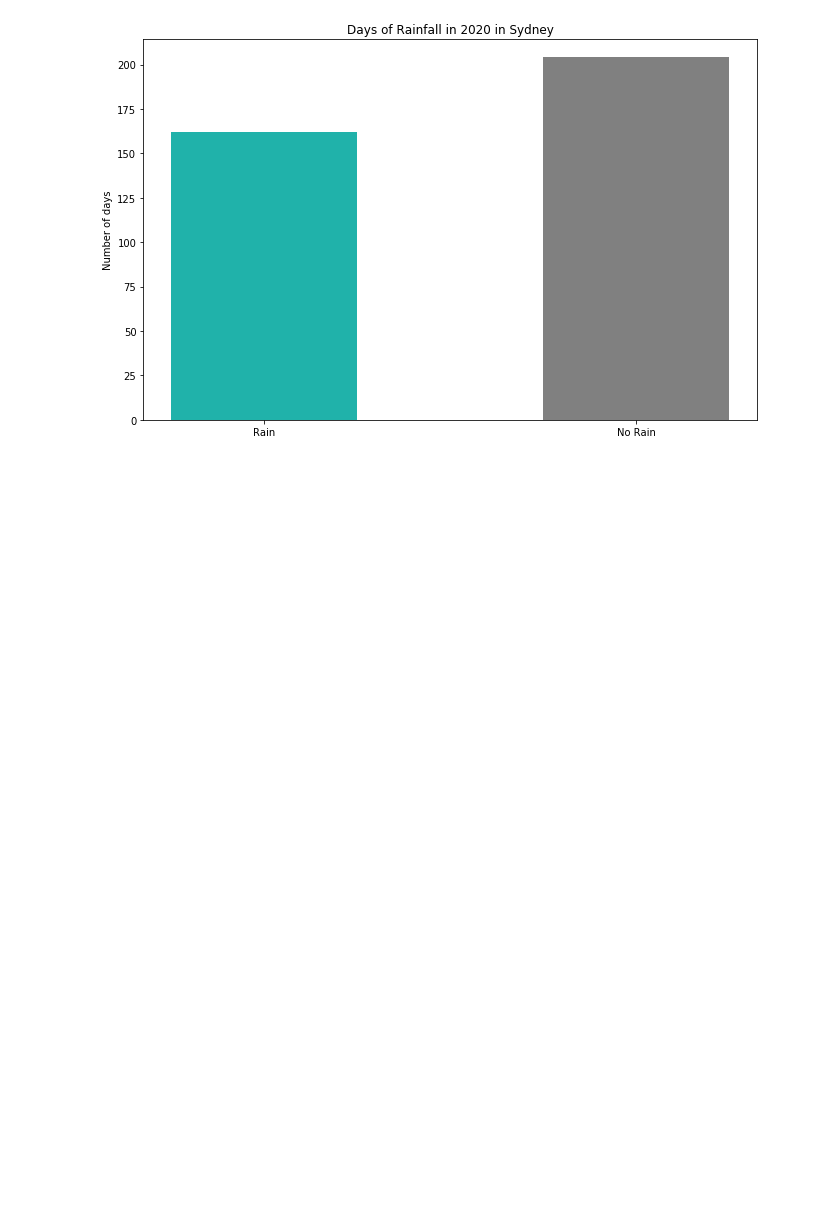
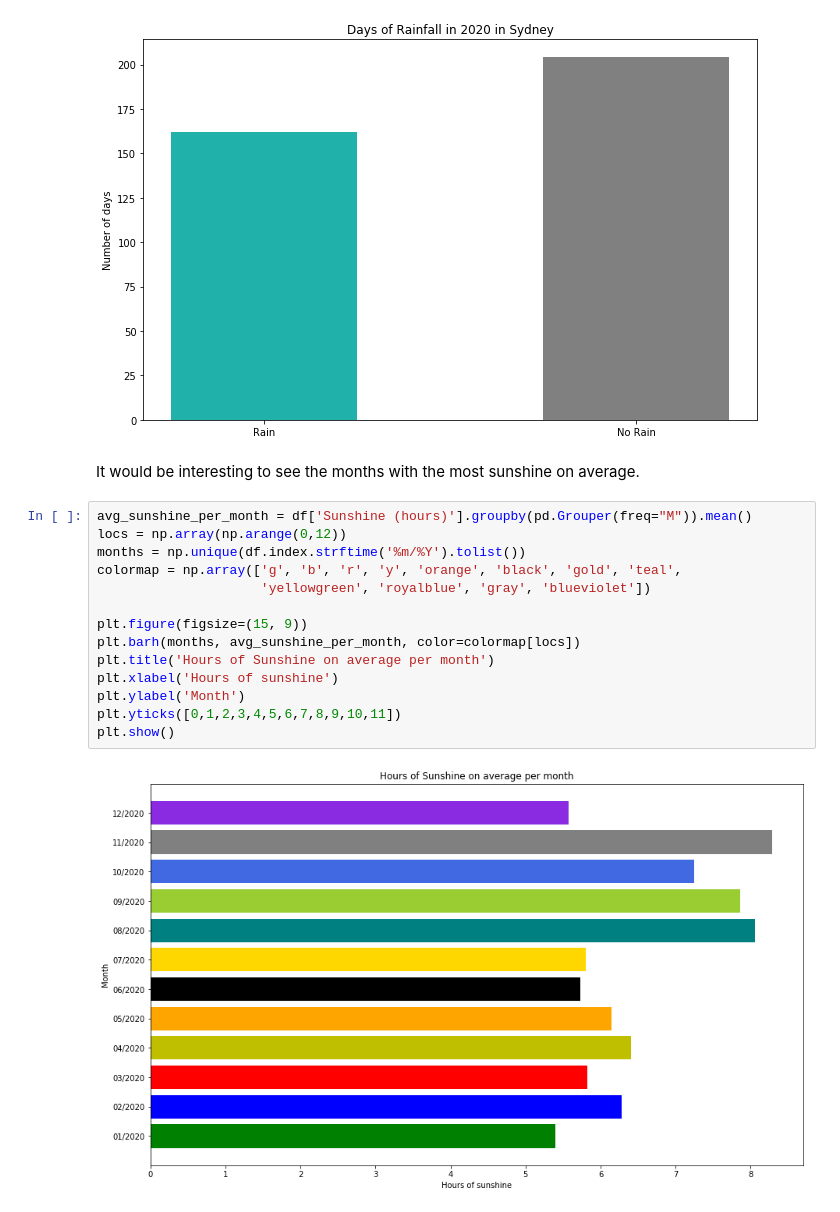
Before and after one commit to pvts/rainfall-prediction, a Jupyter notebook: weather.ipynb, the cells around one changed output. Saved outputs shown, nothing was run; the diff lists cells and outputs as text; blank space fills up the shorter version.

```diff
--- a/weather.ipynb
+++ b/weather.ipynb
@@ -115,3 +109,21 @@ plt.ylabel('Number of days')
 plt.show()
 # %% [output]
 [figure]
+# %% [markdown]
+It would be interesting to see the months with the most sunshine on average.
+# %%
+avg_sunshine_per_month = df['Sunshine (hours)'].groupby(pd.Grouper(freq="M")).mean()
+locs = np.array(np.arange(0,12))
+months = np.unique(df.index.strftime('%m/%Y').tolist())
+colormap = np.array(['g', 'b', 'r', 'y', 'orange', 'black', 'gold', 'teal',
+                     'yellowgreen', 'royalblue', 'gray', 'blueviolet'])
+
+plt.figure(figsize=(15, 9))
+plt.barh(months, avg_sunshine_per_month, color=colormap[locs])
+plt.title('Hours of Sunshine on average per month')
+plt.xlabel('Hours of sunshine')
+plt.ylabel('Month')
+plt.yticks([0,1,2,3,4,5,6,7,8,9,10,11])
+plt.show()
+# %% [output]
+[figure, added]
```
Also changed, not shown: parts of 4 cells of this notebook.
